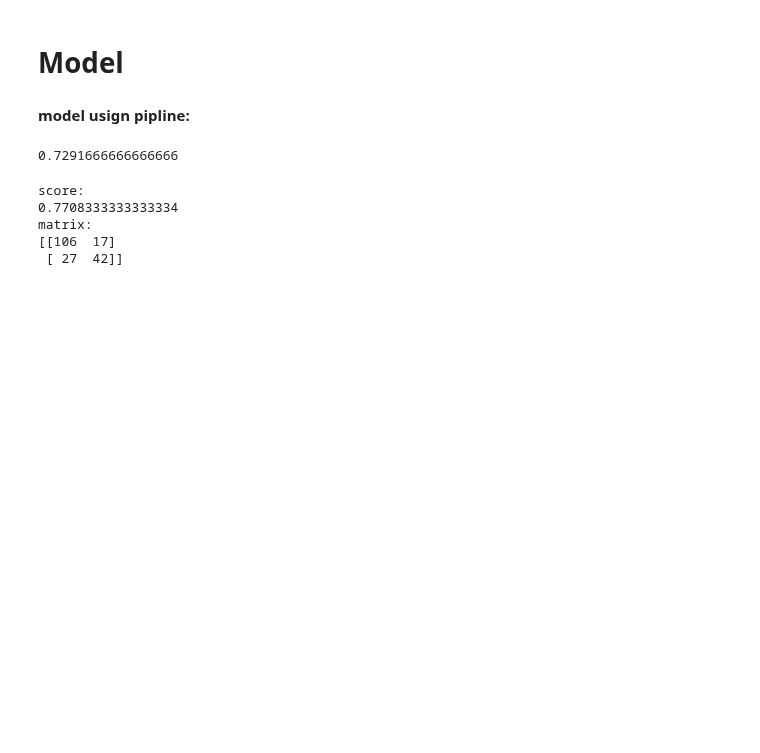
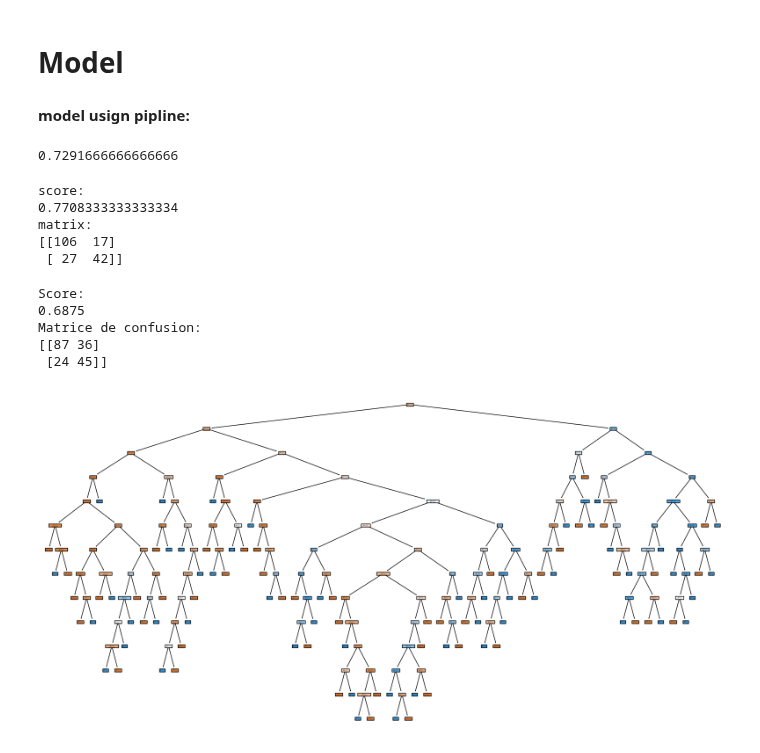
Before and after one commit to NadirNaitYahia1/Diabetes_ML_Model, a Jupyter notebook: diabetes-svc.ipynb, the cells around one changed output. Drawn from its saved outputs; the diff is of its cells as text; code cells hidden in the pictures; blank space fills up the shorter version.

Commit message:
Svm + DesicionTree

```diff
--- a/diabetes-svc.ipynb
+++ b/diabetes-svc.ipynb
@@ -19,7 +21,7 @@ for dirname, _, filenames in os.walk('/kaggle/input'):
 # %%
 import pandas as pd
 # %%
-df=pd.read_csv("./Diabetes.csv")
+df=pd.read_csv("/kaggle/input/diabetes-intermediate-dataset/Diabetes.csv")
 df.head()
 # %% [output]
 |  | Pregnancies | Glucose | BloodPressure | SkinThickness | Insulin | BMI | DiabetesPedigreeFunction | Age | ... |
@@ -131,3 +122,40 @@ score:
 matrix:
 [[106  17]
  [ 27  42]]
+# %%
+from sklearn.tree import DecisionTreeClassifier
+from sklearn.metrics import accuracy_score, confusion_matrix
+
+# Création de l'instance du modèle
+dt = DecisionTreeClassifier()
+
+# Entraînement du modèle
+dt.fit(X_train, y_train)
+
+# Prédiction sur les données de test
+prediction = dt.predict(X_test)
+
+# Calcul du score d'exactitude
+scoreDecisionTreeClassifier = accuracy_score(y_test, prediction)
+print('Score:')
+print(scoreDecisionTreeClassifier)
+
+# Calcul de la matrice de confusion
+conf_matrix = confusion_matrix(y_test, prediction)
+print('Matrice de confusion:')
+print(conf_matrix)
+# %% [output]
+Score:
+0.6875
+Matrice de confusion:
+[[87 36]
+ [24 45]]
+# %%
+from sklearn.tree import plot_tree
+import matplotlib.pyplot as plt
+columns = df.columns
+plt.figure(figsize=(20, 10))
+plot_tree(dt, filled=True, feature_names=df.drop(columns='Outcome').columns, class_names=columns)
+plt.show()
+# %% [output]
+[figure, added]
```
Also changed, not shown: parts of 3 cells of this notebook.
